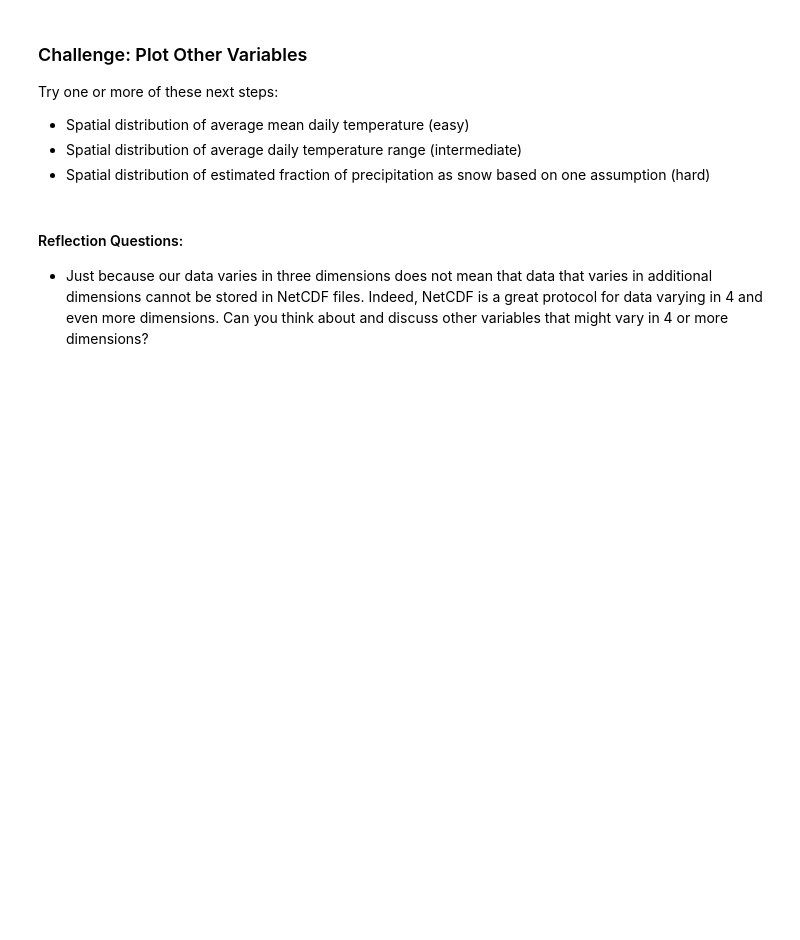
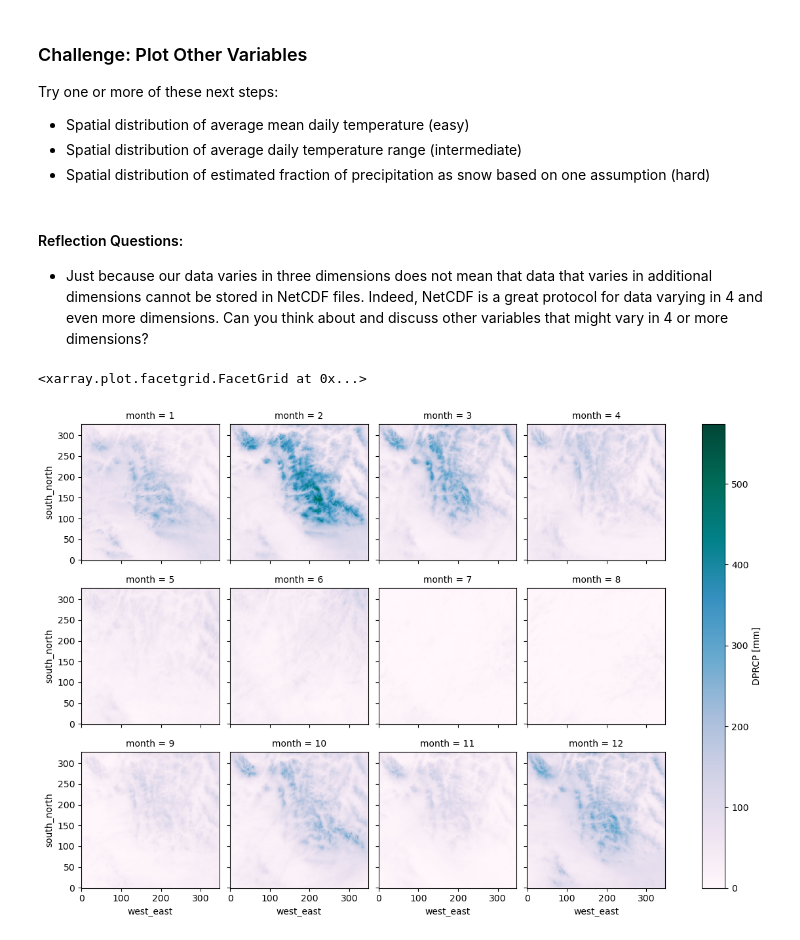
Before and after one commit to LejoFlores/Advanced-Geoscientific-Computing, a Jupyter notebook: Unit05-Spatiotemporal-Data/05.1 Spatiotemporal Data 1 - Navigating NetCDF files.ipynb, the cells around one changed output. Drawn from its saved outputs; the diff is of its cells as text; code cells hidden in the pictures; blank space fills up the shorter version.

```diff
--- a/Unit05-Spatiotemporal-Data/05.1 Spatiotemporal Data 1 - Navigating NetCDF files.ipynb
+++ b/Unit05-Spatiotemporal-Data/05.1 Spatiotemporal Data 1 - Navigating NetCDF files.ipynb
@@ -171,3 +171,8 @@ Try one or more of these next steps:
 #### Reflection Questions:
 
 * Just because our data varies in three dimensions does not mean that data that varies in additional dimensions cannot be stored in NetCDF files. Indeed, NetCDF is a great protocol for data varying in 4 and even more dimensions. Can you think about and discuss other variables that might vary in 4 or more dimensions?
+# %%
+wrf_ds['DPRCP'].groupby('XTIME.month').sum().plot(col='month', col_wrap=4, figsize=(12,8), cmap='PuBuGn')
+# %% [output]
+<xarray.plot.facetgrid.FacetGrid at 0x...>
+[figure, added]
```
Also changed, not shown: parts of 2 cells of this notebook, 2 other files.
